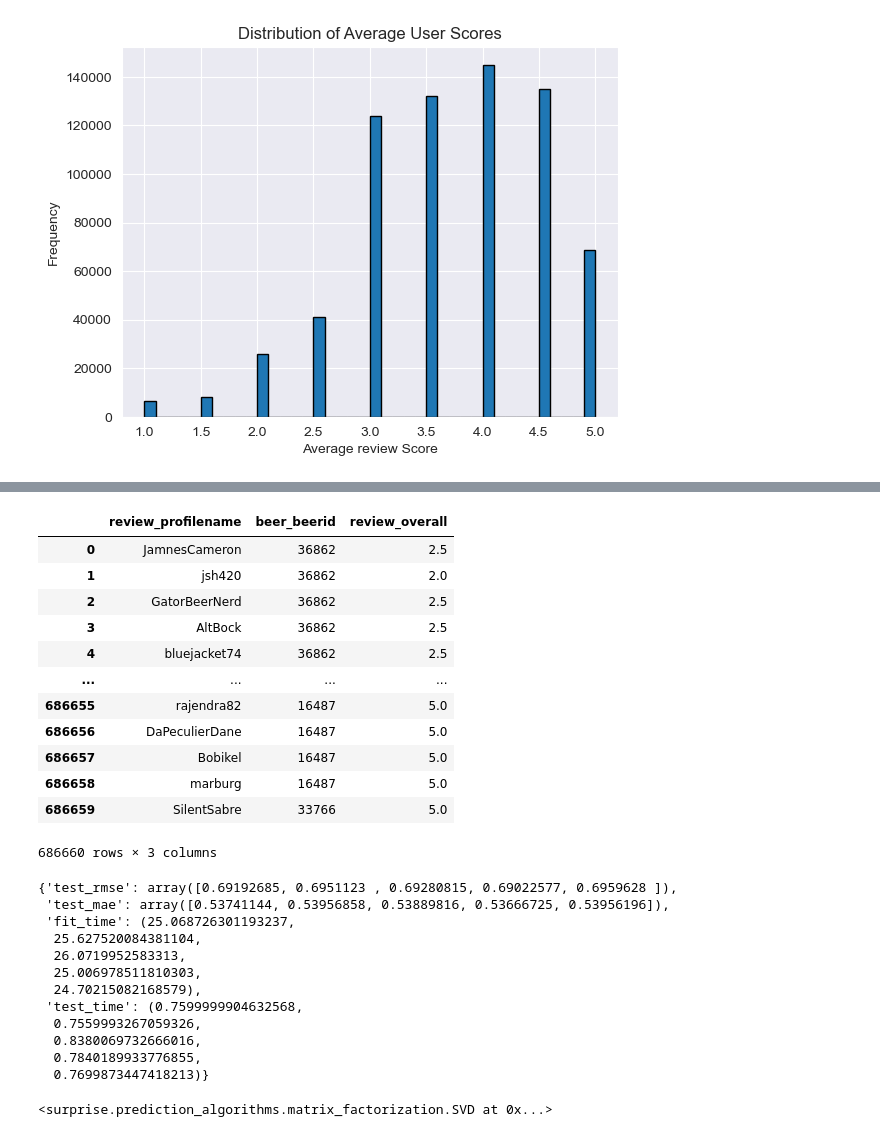
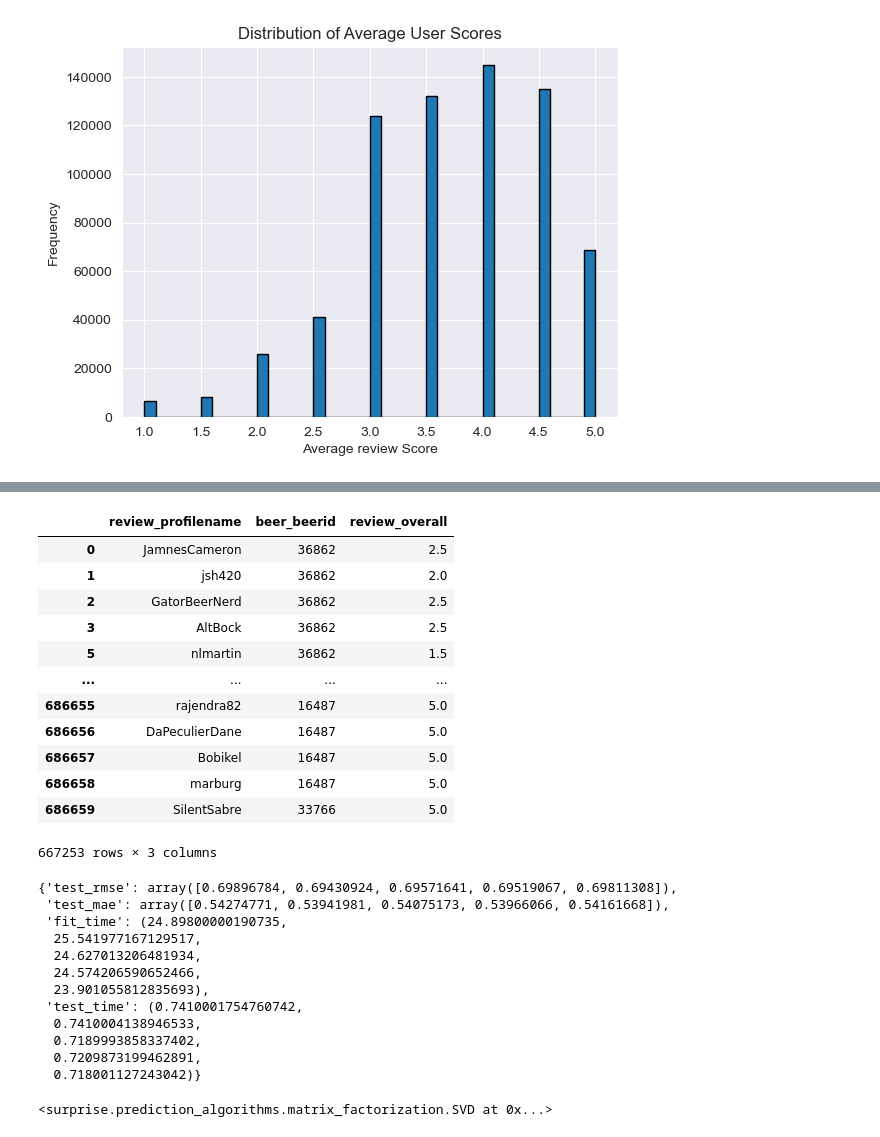
Before and after one commit to arturnovais/pad-recomendacao2023, a Jupyter notebook: pad.ipynb, the cells around one changed output, grey strips where cells are left out. Cells and saved outputs as stored; diff of their text form; code cells hidden in the pictures.

```diff
--- a/pad.ipynb
+++ b/pad.ipynb
@@ -872,3 +872,10 @@ plt.title('Distribution of Average User Scores')
 # %% [output]
 Text(0.5, 1.0, 'Distribution of Average User Scores')
 [figure]
+# %%
+uvalidacao = df2['review_profilename'].sample(n=50,random_state=42).unique()
+
+df_treinamento = df2[~df2['review_profilename'].isin(uvalidacao)]
+
+# Filtra o DataFrame original para criar o conjunto de validação (apenas com os nomes únicos)
+df_validacao = df2[df2['review_profilename'].isin(uvalidacao)]
@@ -875,21 +914,21 @@ Text(0.5, 1.0, 'Distribution of Average User Scores')
 # %%
 reader = Reader()
-ratings = df2[['review_profilename', 'beer_beerid', 'review_overall']]
+ratings = df_treinamento[['review_profilename', 'beer_beerid', 'review_overall']]
 ratings
 # %% [output]
 |  | review_profilename | beer_beerid | review_overall |
 | 0 | JamnesCameron | 36862 | 2.5 |
 | 1 | jsh420 | 36862 | 2.0 |
 | 2 | GatorBeerNerd | 36862 | 2.5 |
 | 3 | AltBock | 36862 | 2.5 |
-| 4 | bluejacket74 | 36862 | 2.5 |
+| 5 | nlmartin | 36862 | 1.5 |
 | ... | ... | ... | ... |
 | 686655 | rajendra82 | 16487 | 5.0 |
 | 686656 | DaPeculierDane | 16487 | 5.0 |
 | 686657 | Bobikel | 16487 | 5.0 |
 | 686658 | marburg | 16487 | 5.0 |
 | 686659 | SilentSabre | 33766 | 5.0 |
-686660 rows × 3 columns
+667253 rows × 3 columns
 # %%
 data = Dataset.load_from_df(ratings[['review_profilename', 'beer_beerid', 'review_overall']], reader)
 
@@ -898,18 +937,18 @@ kf = KFold(n_splits=5)
 kf.split(data)
 cross_validate(svd, data, measures=['RMSE', 'MAE'])
 # %% [output]
-{'test_rmse': array([0.69192685, 0.6951123 , 0.69280815, 0.69022577, 0.6959628 ]),
- 'test_mae': array([0.53741144, 0.53956858, 0.53889816, 0.53666725, 0.53956196]),
- 'fit_time': (25.068726301193237,
-  25.627520084381104,
-  26.0719952583313,
-  25.006978511810303,
-  24.70215082168579),
- 'test_time': (0.7599999904632568,
-  0.7559993267059326,
-  0.8380069732666016,
-  0.7840189933776855,
-  0.7699873447418213)}
+{'test_rmse': array([0.69896784, 0.69430924, 0.69571641, 0.69519067, 0.69811308]),
+ 'test_mae': array([0.54274771, 0.53941981, 0.54075173, 0.53966066, 0.54161668]),
+ 'fit_time': (24.89800000190735,
+  25.541977167129517,
+  24.627013206481934,
+  24.574206590652466,
+  23.901055812835693),
+ 'test_time': (0.7410001754760742,
+  0.7410004138946533,
+  0.7189993858337402,
+  0.7209873199462891,
+  0.718001127243042)}
 # %%
 trainset = data.build_full_trainset()
 svd.fit(trainset)
```
Also changed, not shown: parts of 18 cells of this notebook.
